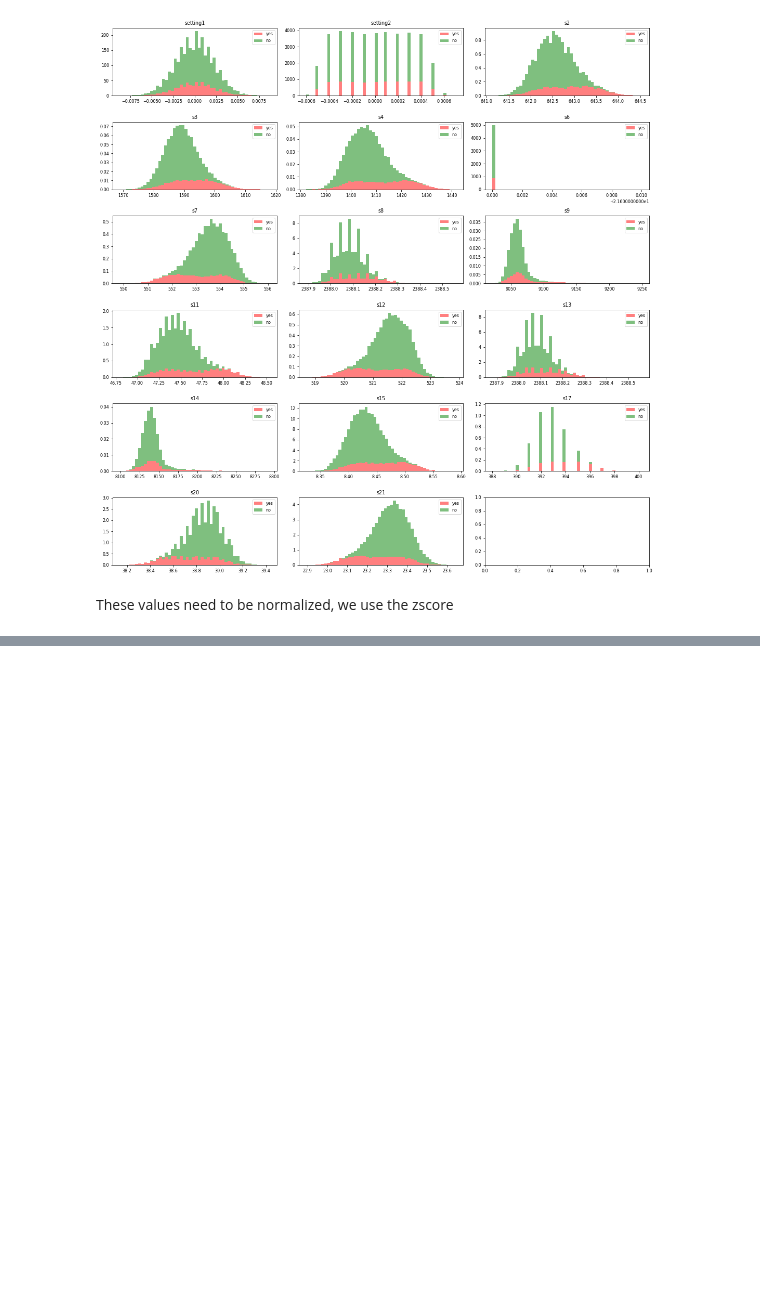
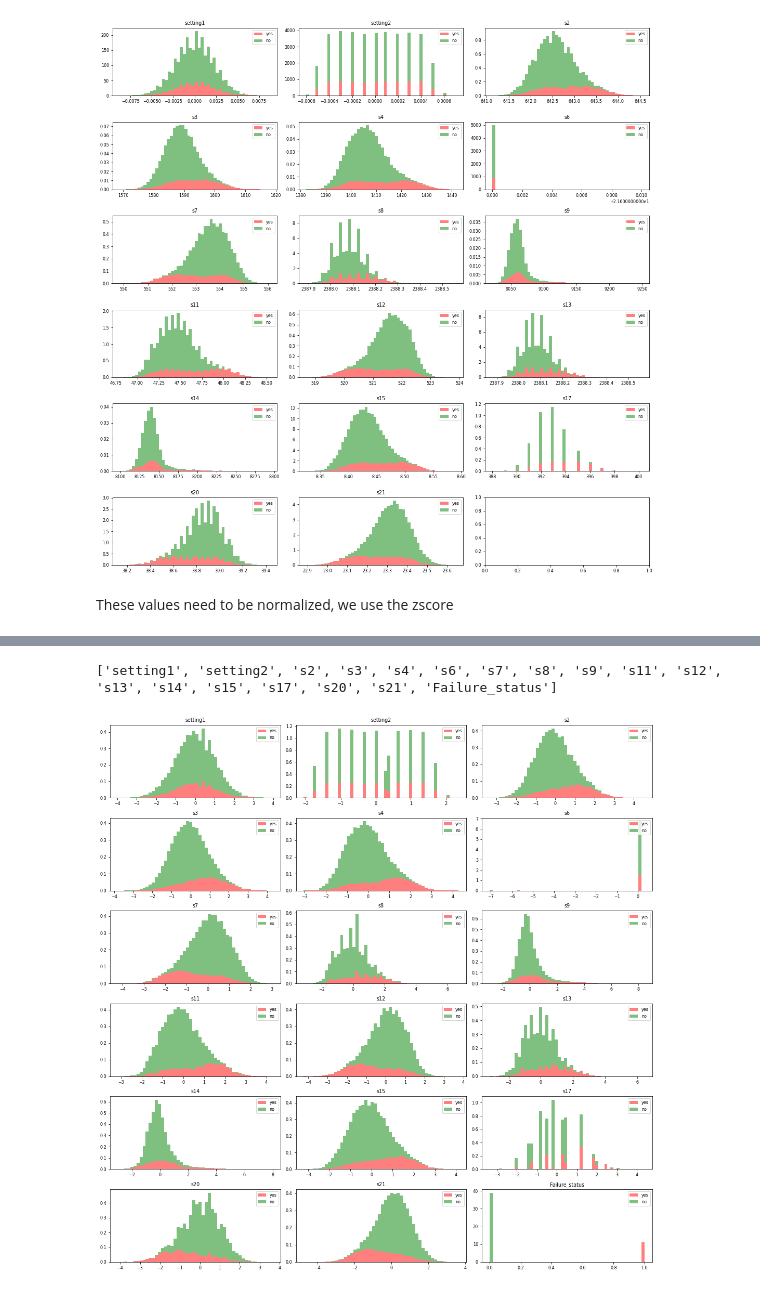
Before and after one commit to PedroMarques27/ED, a Jupyter notebook: Data_mining_Notebook.ipynb, the cells around one changed output, grey strips where cells are left out. Saved outputs shown, nothing was run; the diff lists cells and outputs as text; code cells hidden in the pictures; blank space fills up the shorter version.

```diff
--- a/Data_mining_Notebook.ipynb
+++ b/Data_mining_Notebook.ipynb
@@ -640,0 +211,6 @@ https://michael-fuchs-python.netlify.app/2021/02/03/nn-multi-layer-perceptron-cl
+# %%
+train['Failure_status'] = train['Failure_status'].map({'yes':1,'no':0})
+X_train = train.iloc[:, :train.shape[1]-1]
+Y_train = train.iloc[:, train.shape[1]-1]
+X_train = X_train.apply(zscore)
+X_train
@@ -640,0 +231,6 @@ https://michael-fuchs-python.netlify.app/2021/02/03/nn-multi-layer-perceptron-cl
+# %%
+test['Failure_status'] = test['Failure_status'].map({'yes':1,'no':0})
+X_test = test.iloc[:, :test.shape[1]-1]
+Y_test = test.iloc[:, test.shape[1]-1]
+X_test = X_test.apply(zscore)
+X_test
@@ -640,0 +251,31 @@ https://michael-fuchs-python.netlify.app/2021/02/03/nn-multi-layer-perceptron-cl
+# %%
+#Joining all datasets to check values
+train = X_train.assign(Failure_status = Y_train)
+test =  X_test.assign(Failure_status = Y_test)
+
+
+df = pd.concat([train, test])
+features_mean = train.select_dtypes(include=[float, int]).columns
+print(list(features_mean))
+# Separating the data
+df_yes=df[df['Failure_status'] ==1]
+df_no=df[df['Failure_status'] ==0]
+
+#Creating the window with all subplots.
+plt.rcParams.update({'font.size': 8})
+fig, axes = plt.subplots(nrows=6, ncols=3, figsize=(15,15))
+axes = axes.ravel()
+#Creating histograms with 50 bins
+for idx,ax in enumerate(axes):
+
+    if idx<len(features_mean):
+        ax.figure
+        binwidth= (max(df[features_mean[idx]]) - min(df[features_mean[idx]]))/50
+        ax.hist([df_yes[features_mean[idx]],df_no[features_mean[idx]]], bins=np.arange(min(df[features_mean[idx]]), max(df[features_mean[idx]]) + binwidth, binwidth) , alpha=0.5,stacked=True, density= True, label=['yes','no'],color=['r','g'])
+        ax.legend(loc='upper right')
+        ax.set_title(features_mean[idx])
+plt.tight_layout()
+plt.show()
+# %% [output]
+['setting1', 'setting2', 's2', 's3', 's4', 's6', 's7', 's8', 's9', 's11', 's12', 's13', 's14', 's15', 's17', 's20', 's21', 'Failure_status']
+[figure, added]
```
Also changed, not shown: parts of 73 cells of this notebook.
